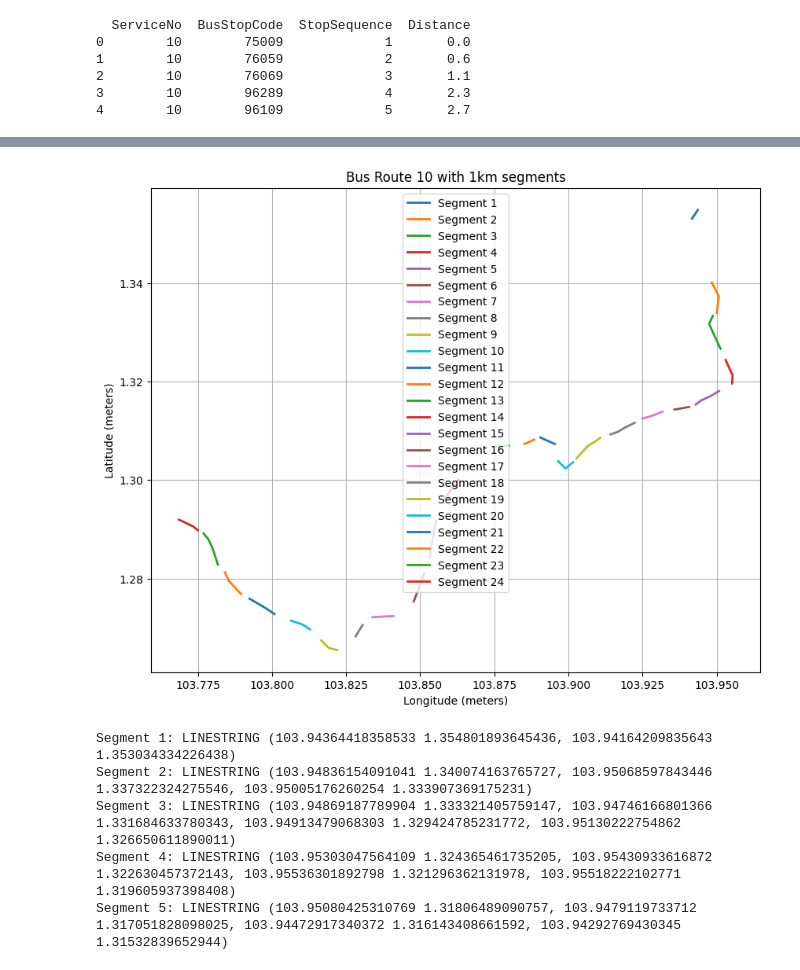
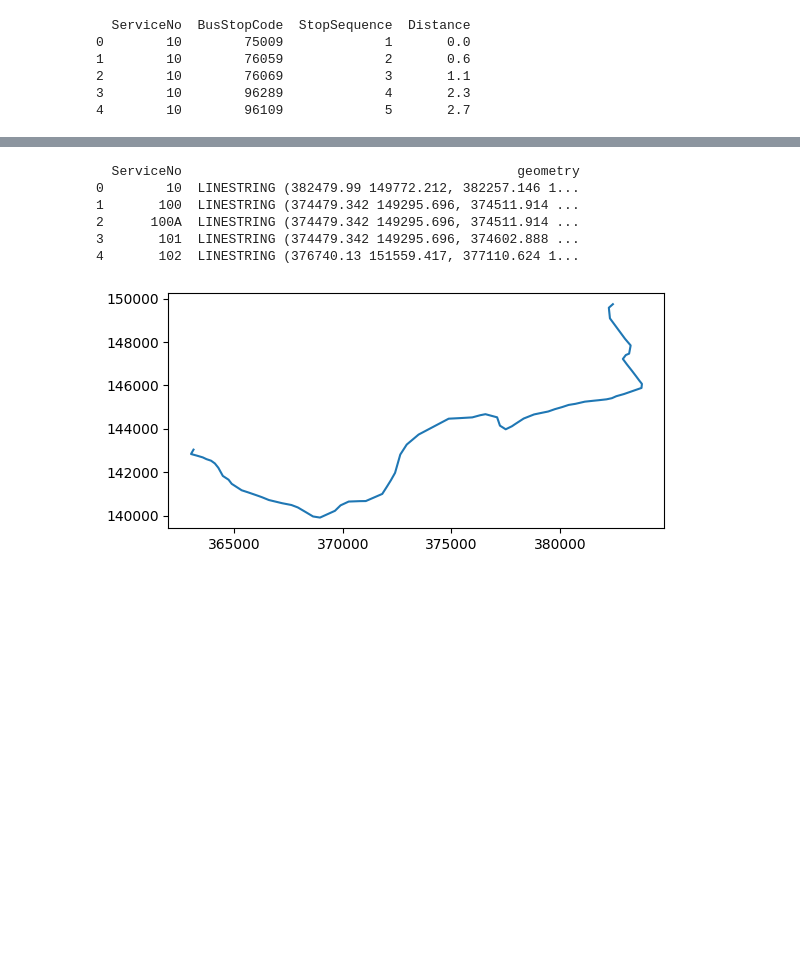
Before and after one commit to ajjajjajjajj/dsa4264-lta-geospatial, a Jupyter notebook: Parallel_Route_kiley.ipynb, the cells around one changed output, grey strips where cells are left out. Saved outputs shown, nothing was run; the diff lists cells and outputs as text; code cells hidden in the pictures; blank space fills up the shorter version.

```diff
--- a/Parallel_Route_kiley.ipynb
+++ b/Parallel_Route_kiley.ipynb
@@ -229,48 +132,24 @@ segmented_bus_routes
-# %%
-target_line = "10"  # change to visualize other lines
-
-segmented_data = segmented_bus_routes[target_line]
-
-mrt_segments = segmented_data['segments']
-station_points = segmented_data['BusStopPoints']
-station_names = segmented_data['BusStopCodes']
-
-# Visualize the segments on the map
-plt.figure(figsize=(10, 8))
-
-# Plot each segment in a different color
-for idx, segment in enumerate(mrt_segments):
-    x_seg, y_seg = segment.xy  # Extract x and y coordinates for the segment
-    plt.plot(x_seg, y_seg, label=f'Segment {idx+1}', linewidth=2)
-
-# Plot the station points
-# station_x = [point.x for point in station_points]
-# station_y = [point.y for point in station_points]
-# plt.scatter(station_x, station_y, color='red', label='Bus Stops', zorder=5)
-
-# # Annotate the station names
-# for i, name in enumerate(station_names):
-#     plt.text(station_x[i], station_y[i], name, fontsize=8, ha='right')
-
-# Set the title and labels
-plt.title(f'Bus Route {target_line} with 1km segments')
-plt.xlabel('Longitude (meters)')
-plt.ylabel('Latitude (meters)')
-
-# Add a legend
-plt.legend()
-
-# Show the plot
-plt.grid(True)
-plt.show()
-
-# Print the first few segments for verification
-for idx, segment in enumerate(mrt_segments[:5]):  # Print first 5 segments
-    print(f"Segment {idx+1}: {segment}")
-# %% [output]
-[figure, removed]
-Segment 1: LINESTRING (103.94364418358533 1.354801893645436, 103.94164209835643 1.353034334226438)
-Segment 2: LINESTRING (103.94836154091041 1.340074163765727, 103.95068597843446 1.337322324275546, 103.95005176260254 1.333907369175231)
-Segment 3: LINESTRING (103.94869187789904 1.333321405759147, 103.94746166801366 1.331684633780343, 103.94913479068303 1.329424785231772, 103.95130222754862 1.326650611890011)
-Segment 4: LINESTRING (103.95303047564109 1.324365461735205, 103.95430933616872 1.322630457372143, 103.95536301892798 1.321296362131978, 103.95518222102771 1.319605937398408)
-Segment 5: LINESTRING (103.95080425310769 1.31806489090757, 103.9479119733712 1.317051828098025, 103.94472917340372 1.316143408661592, 103.94292769430345 1.31532839652944)
+# %%
+bus_routes_lines = (
+    bus_routes_geo.groupby(['ServiceNo'])
+    .apply(lambda x: LineString(x.sort_values('StopSequence')['geometry'].tolist()))
+    .reset_index()
+    .rename(columns={0: 'geometry'})
+)
+# Convert to GeoDataFrame
+bus_routes_lines = gpd.GeoDataFrame(bus_routes_lines, geometry='geometry')
+bus_routes_lines = bus_routes_lines.set_crs(epsg=32648)
+print(bus_routes_lines.head())
+
+bs10 = bus_routes_lines[bus_routes_lines['ServiceNo']=='10']
+
+bs10.plot()
+plt.show()
+# %% [output]
+  ServiceNo                                           geometry
+0        10  LINESTRING (382479.99 149772.212, 382257.146 1...
+1       100  LINESTRING (374479.342 149295.696, 374511.914 ...
+2      100A  LINESTRING (374479.342 149295.696, 374511.914 ...
+3       101  LINESTRING (374479.342 149295.696, 374602.888 ...
+4       102  LINESTRING (376740.13 151559.417, 377110.624 1...
+[figure, added]
```
Also changed, not shown: parts of 29 cells of this notebook.
